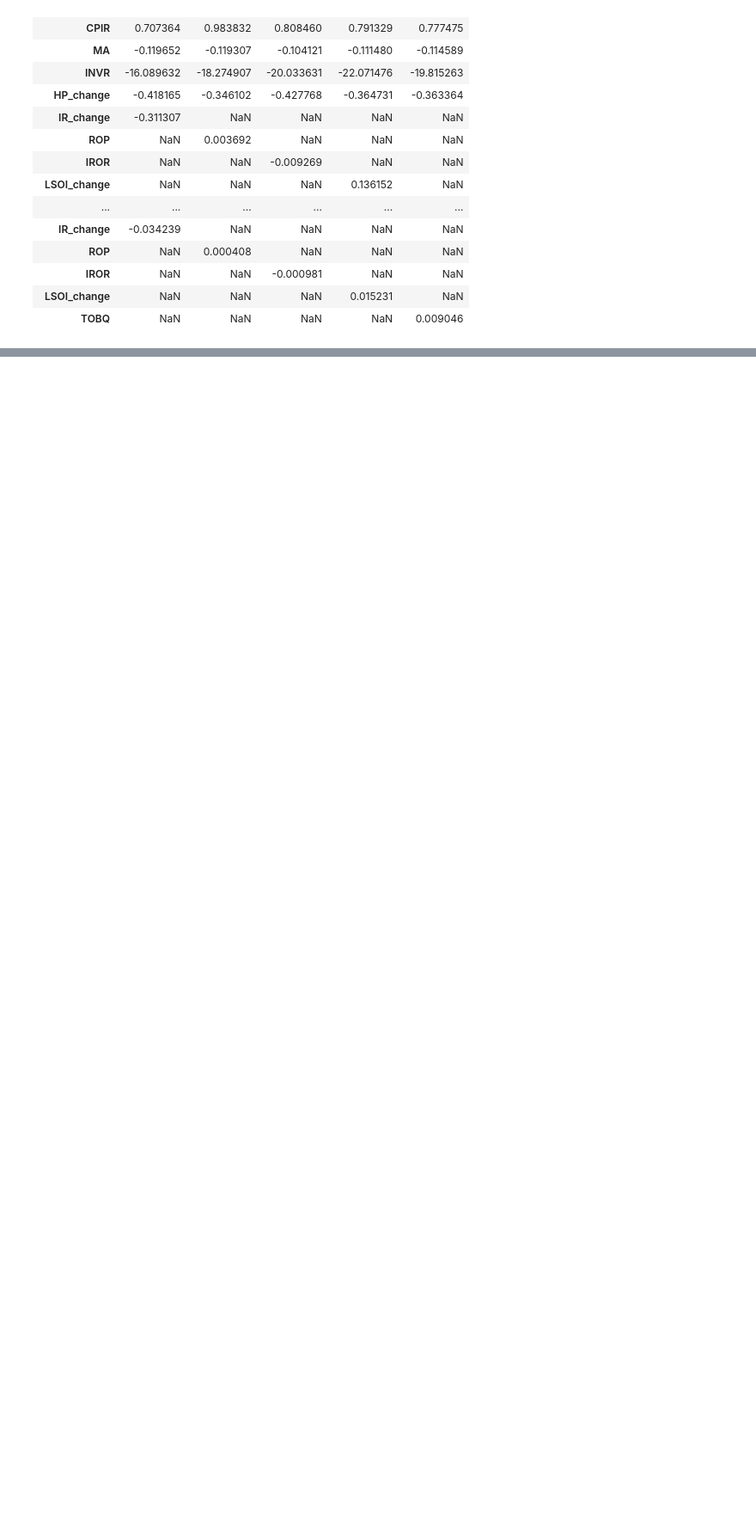
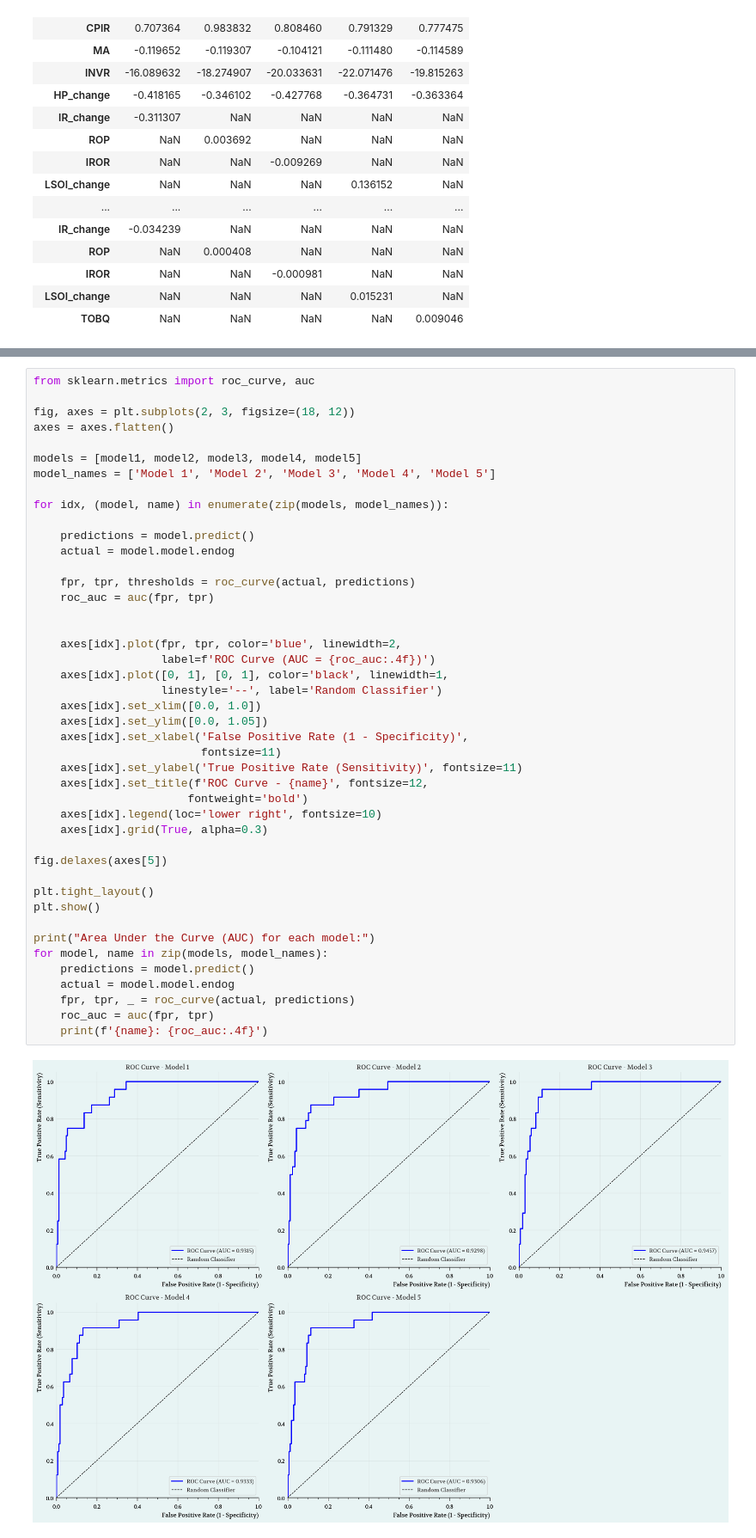
Before and after one commit to ignaciomacan/project3, a Jupyter notebook: josh_section3.ipynb, the cells around one changed output, grey strips where cells are left out. Shown at 86% size. Cells and saved outputs as stored; diff of their text form; blank space fills up the shorter version.

```diff
--- a/josh_section3.ipynb
+++ b/josh_section3.ipynb
@@ -335,0 +358,46 @@ stats_table
+# %%
+from sklearn.metrics import roc_curve, auc
+
+fig, axes = plt.subplots(2, 3, figsize=(18, 12))
+axes = axes.flatten()
+
+models = [model1, model2, model3, model4, model5]
+model_names = ['Model 1', 'Model 2', 'Model 3', 'Model 4', 'Model 5']
+
+for idx, (model, name) in enumerate(zip(models, model_names)):
+
+    predictions = model.predict()
+    actual = model.model.endog
+
+    fpr, tpr, thresholds = roc_curve(actual, predictions)
+    roc_auc = auc(fpr, tpr)
+
+
+    axes[idx].plot(fpr, tpr, color='blue', linewidth=2,
+                   label=f'ROC Curve (AUC = {roc_auc:.4f})')
+    axes[idx].plot([0, 1], [0, 1], color='black', linewidth=1,
+                   linestyle='--', label='Random Classifier')
+    axes[idx].set_xlim([0.0, 1.0])
+    axes[idx].set_ylim([0.0, 1.05])
+    axes[idx].set_xlabel('False Positive Rate (1 - Specificity)',
+                         fontsize=11)
+    axes[idx].set_ylabel('True Positive Rate (Sensitivity)', fontsize=11)
+    axes[idx].set_title(f'ROC Curve - {name}', fontsize=12,
+                       fontweight='bold')
+    axes[idx].legend(loc='lower right', fontsize=10)
+    axes[idx].grid(True, alpha=0.3)
+
+fig.delaxes(axes[5])
+
+plt.tight_layout()
+plt.show()
+
+print("Area Under the Curve (AUC) for each model:")
+for model, name in zip(models, model_names):
+    predictions = model.predict()
+    actual = model.model.endog
+    fpr, tpr, _ = roc_curve(actual, predictions)
+    roc_auc = auc(fpr, tpr)
+    print(f'{name}: {roc_auc:.4f}')
+# %% [output]
+[figure, added]
```
Also changed, not shown: parts of 11 cells of this notebook.
